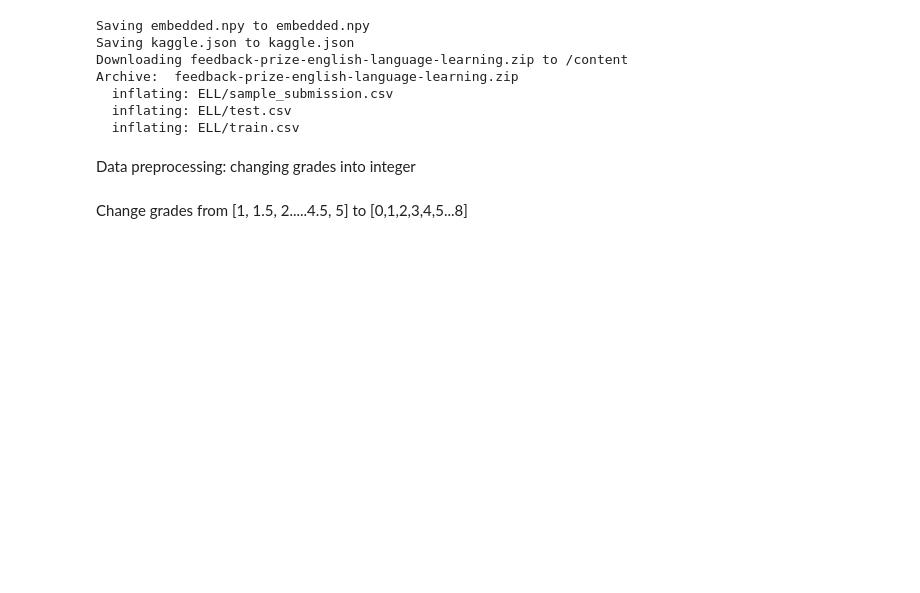
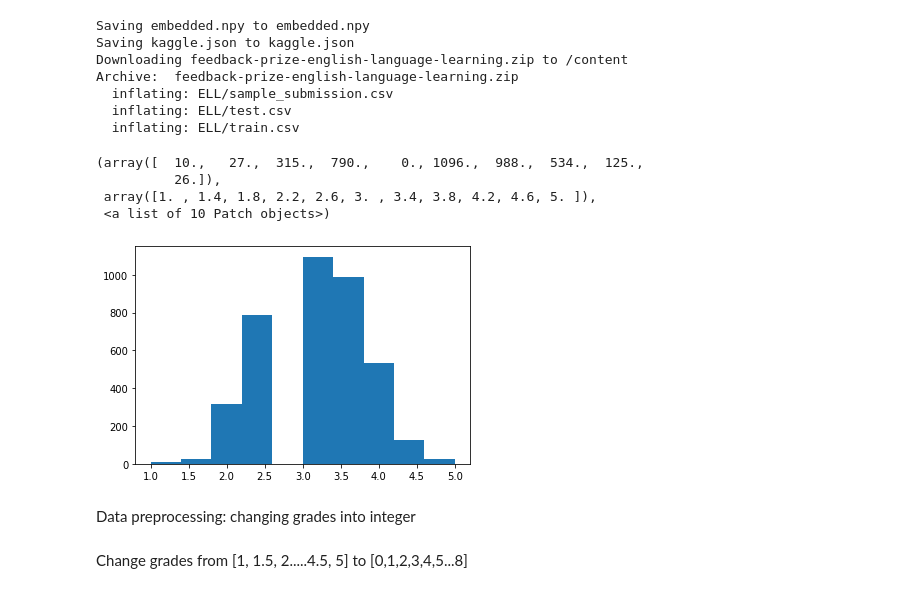
Before and after one commit to khpankiv/Kaggle_learning, a Jupyter notebook: ell_feedback_regres_1_output.ipynb, the cells around one changed output. Cells and saved outputs as stored; diff of their text form; code cells hidden in the pictures; blank space fills up the shorter version.

```diff
--- a/ell_feedback_regres_1_output.ipynb
+++ b/ell_feedback_regres_1_output.ipynb
@@ -38,8 +41,16 @@ Archive:  feedback-prize-english-language-learning.zip
 #test= pd.read_csv("./ELL/test.csv")
 #test_sub=pd.read_csv("./ELL/sample_submission.csv")
 # %%
-train= pd.read_csv("./ELL/train.csv")
+data= pd.read_csv("./ELL/train.csv")
 #to make dataset smaller))
 #train = train.sample(frac = 0.5)
 #test = train.iloc[:,0:2]
 #test_sub = train.iloc[:,[0,2]]
+# %%
+plt.hist(data['cohesion'])
+# %% [output]
+(array([  10.,   27.,  315.,  790.,    0., 1096.,  988.,  534.,  125.,
+          26.]),
+ array([1. , 1.4, 1.8, 2.2, 2.6, 3. , 3.4, 3.8, 4.2, 4.6, 5. ]),
+ <a list of 10 Patch objects>)
+[figure, added]
```
Also changed, not shown: parts of 23 cells of this notebook.
